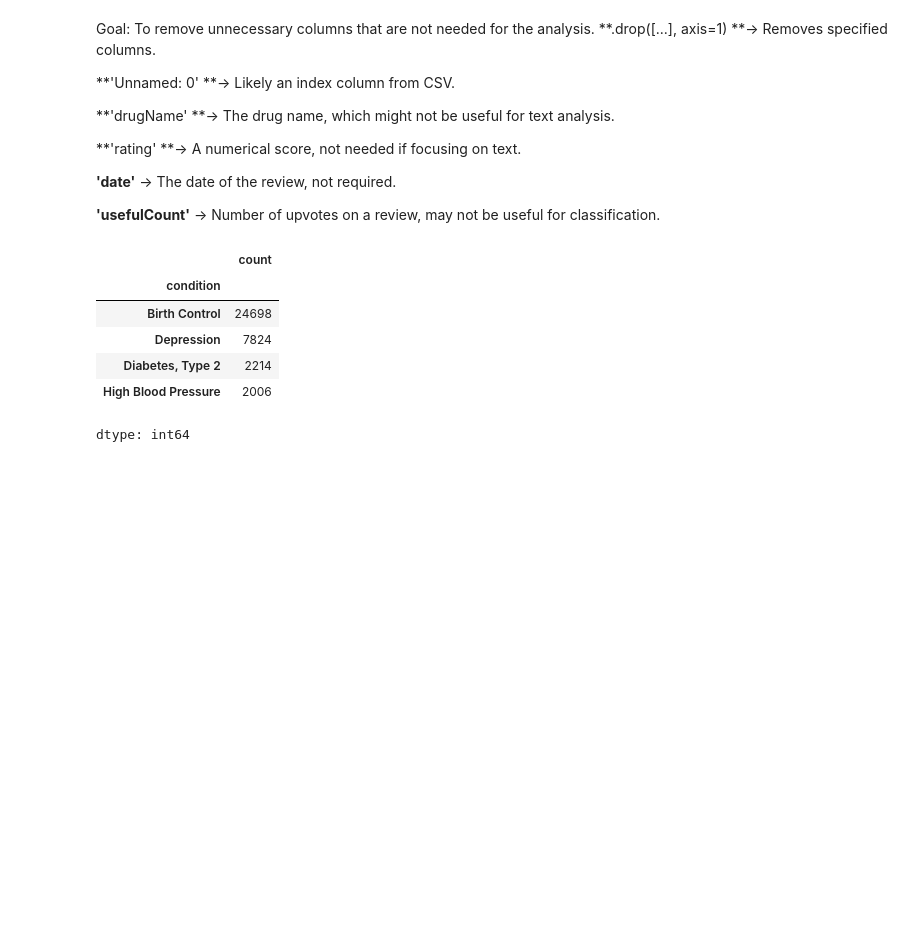
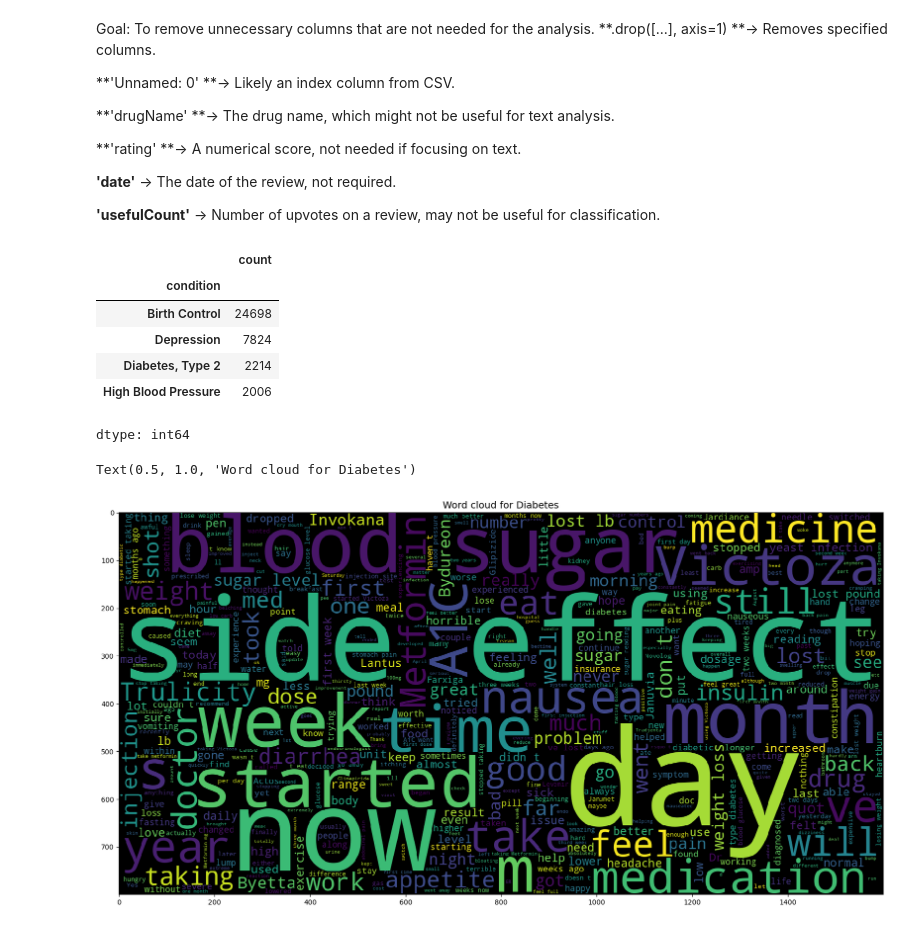
Before and after one commit to AhmadAlsebai/Patient-s-Condition-NLP-Project-Tutorial, a Jupyter notebook: patient_condition_nlp_project_tutorial.ipynb, the cells around one changed output. Drawn from its saved outputs; the diff is of its cells as text; code cells hidden in the pictures; blank space fills up the shorter version.

```diff
--- a/patient_condition_nlp_project_tutorial.ipynb
+++ b/patient_condition_nlp_project_tutorial.ipynb
@@ -90,3 +90,19 @@ X_birth = X[X['condition'] == 'Birth Control']  # Filtering records where condit
 X_dep = X[X['condition'] == 'Depression']  # Filtering records where condition is 'Depression'
 X_bp = X[X['condition'] == 'High Blood Pressure']  # Filtering records where condition is 'High Blood Pressure'
 X_diab = X[X['condition'] == 'Diabetes, Type 2']  # Filtering records where condition is 'Diabetes, Type 2'
+# %%
+from wordcloud import WordCloud  # Importing WordCloud for generating word cloud visualizations
+
+#plt.figure(figsize=(20,20))  # Setting figure size for better visualization
+#wc = WordCloud(max_words=500, width=1600, height=800).generate(" ".join(X_birth.review))  # Creating a word cloud from the 'review' column of the 'X_birth' dataset (Birth Control reviews)
+#plt.imshow(wc, interpolation='bilinear')  # Displaying the word cloud
+#plt.title('Word cloud for Birth Control', fontsize=14)  # Setting the title for the plot
+
+plt.figure(figsize=(20,20))  # Setting figure size for the next word cloud
+wc = WordCloud(max_words=500, width=1600, height=800).generate(" ".join(X_diab.review))
+# Creating a word cloud from the 'review' column of the 'X_diab' dataset (Diabetes reviews)
+plt.imshow(wc, interpolation='nearest')  # Displaying the word cloud
+plt.title('Word cloud for Diabetes', fontsize=14)  # Setting the title for the plot
+# %% [output]
+Text(0.5, 1.0, 'Word cloud for Diabetes')
+[figure, added]
```
